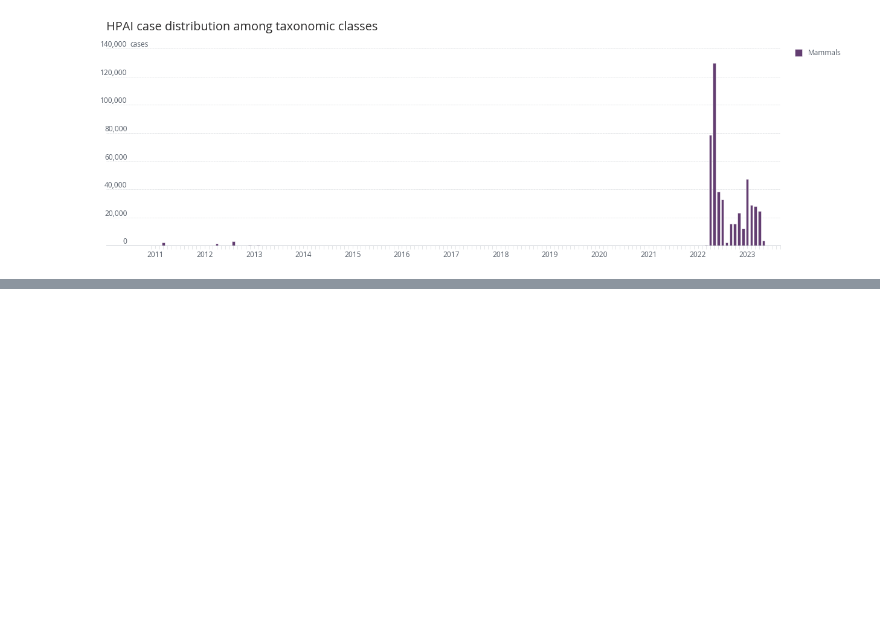
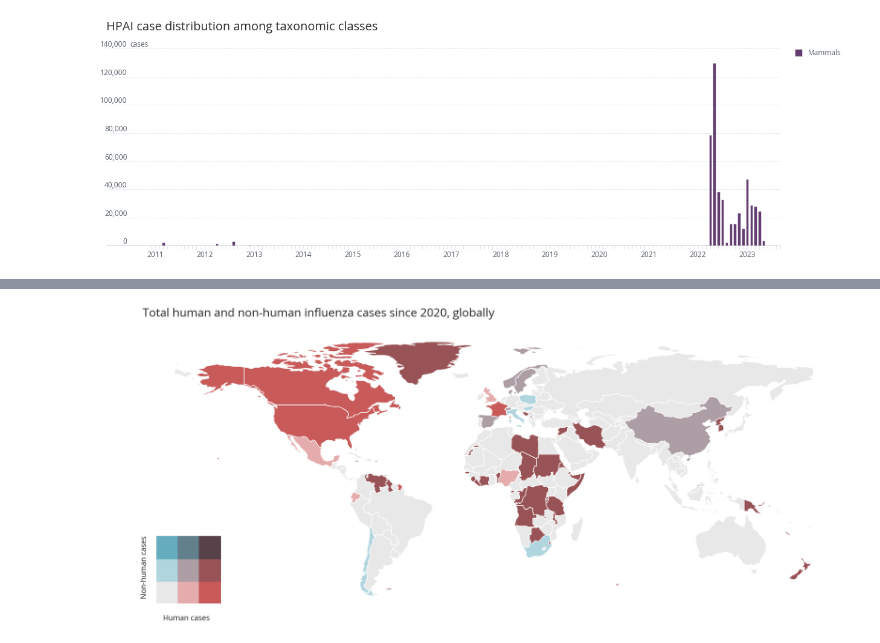
Before and after one commit to cghss-data-lab/uga-pipp, a Jupyter notebook: query_figures/viz_071923.ipynb, the cells around one changed output, grey strips where cells are left out. Saved outputs shown, nothing was run; the diff lists cells and outputs as text; code cells hidden in the pictures; blank space fills up the shorter version.

Commit message:
bivariate choropleth

```diff
--- a/query_figures/viz_071923.ipynb
+++ b/query_figures/viz_071923.ipynb
@@ -722,0 +837,65 @@ plt.show()
+# %%
+fig, ax = plt.subplots(figsize=(24,18))
+
+# Adjust margins and set title
+ax.margins(x=0.05)
+
+
+# Set the background color of the map
+ax.set(facecolor='white')
+
+# Turn axis off
+ax.axis('off')
+
+# Plot the map
+merge.plot(ax=ax,
+           column='Bi_Class',
+           cmap=cmap,
+           categorical = True,
+           legend = False)
+
+plt.tight_layout() # "tighten" two figures map and basemap
+plt.axis('off') # we don't need axis with coordinates
+ttl = ax.set_title('Total human and non-human influenza cases since 2020, globally',fontsize=28)
+ttl.set_position([0.25,1.05])
+
+
+# Step 2: draw the legend
+
+# We're drawing a 3x3 "box" as 3 columns
+# The xmin and xmax arguments axvspan are defined to create equally sized small boxes
+
+img2 = fig # refer to the main figure
+ax2 = fig.add_axes([-0.05, 0.25, 0.25, 0.125]) # add new axes to place the legend there
+                                         # and specify its location
+alpha = 1 # alpha argument to make it more/less transperent
+
+# Column 1
+ax2.axvspan(xmin=0, xmax=0.33, ymin=0, ymax=0.33, alpha=alpha, color=all_colors[0])
+ax2.axvspan(xmin=0, xmax=0.33, ymin=0.33, ymax=0.66, alpha=alpha, color=all_colors[1])
+ax2.axvspan(xmin=0, xmax=0.33, ymin=0.66, ymax=1, alpha=alpha, color=all_colors[2])
+
+# Column 2
+ax2.axvspan(xmin=0.33, xmax=0.66, ymin=0, ymax=0.33, alpha=alpha, color=all_colors[3])
+ax2.axvspan(xmin=0.33, xmax=0.66, ymin=0.33, ymax=0.66, alpha=alpha, color=all_colors[4])
+ax2.axvspan(xmin=0.33, xmax=0.66, ymin=0.66, ymax=1, alpha=alpha, color=all_colors[5])
+
+# Column 3
+ax2.axvspan(xmin=0.66, xmax=1, ymin=0, ymax=0.33, alpha=alpha, color=all_colors[6])
+ax2.axvspan(xmin=0.66, xmax=1, ymin=0.33, ymax=0.66, alpha=alpha, color=all_colors[7])
+ax2.axvspan(xmin=0.66, xmax=1, ymin=0.66, ymax=1, alpha=alpha, color=all_colors[8])
+
+# Step 3: annoate the legend
+ax2.tick_params(axis='both', which='both', length=0) # remove ticks from the big box
+ax2.axis('off'); # turn off its axis
+ax2.text(s='Human cases', x=0.1, y=-0.25) # annotate x axis
+ax2.text(s='Non-human cases', x=-0.25, y=0.1, rotation=90); # annotate y axis
+# ax2.annotate("", xy=(0, 1), xytext=(0, 0), arrowprops=dict(arrowstyle="-|>", lw=2,color=chart[1])) # draw arrow for x
+# ax2.annotate("", xy=(1, 0), xytext=(0, 0), arrowprops=dict(arrowstyle="-|>", lw=2,color=chart[1])) # draw arrow for y
+# plt.savefig('figures/bivariate_choropleth.png', dpi=1200,facecolor='w',
+#             edgecolor='w',
+#             orientation='portrait',bbox_inches='tight')
+plt.tight_layout()
+plt.show()
+# %% [output]
+[figure, added]
```
Also changed, not shown: parts of 15 cells of this notebook, 3 other files.
